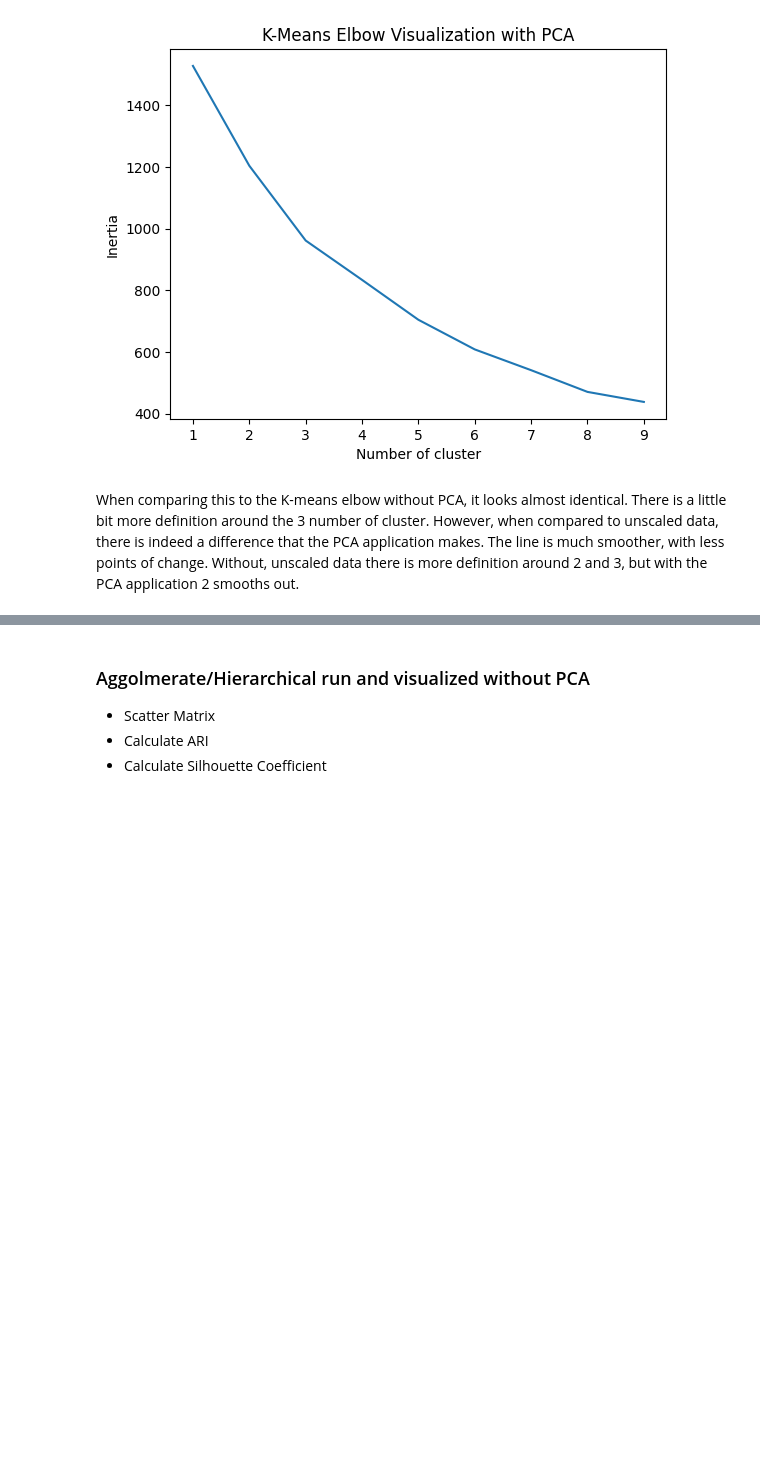
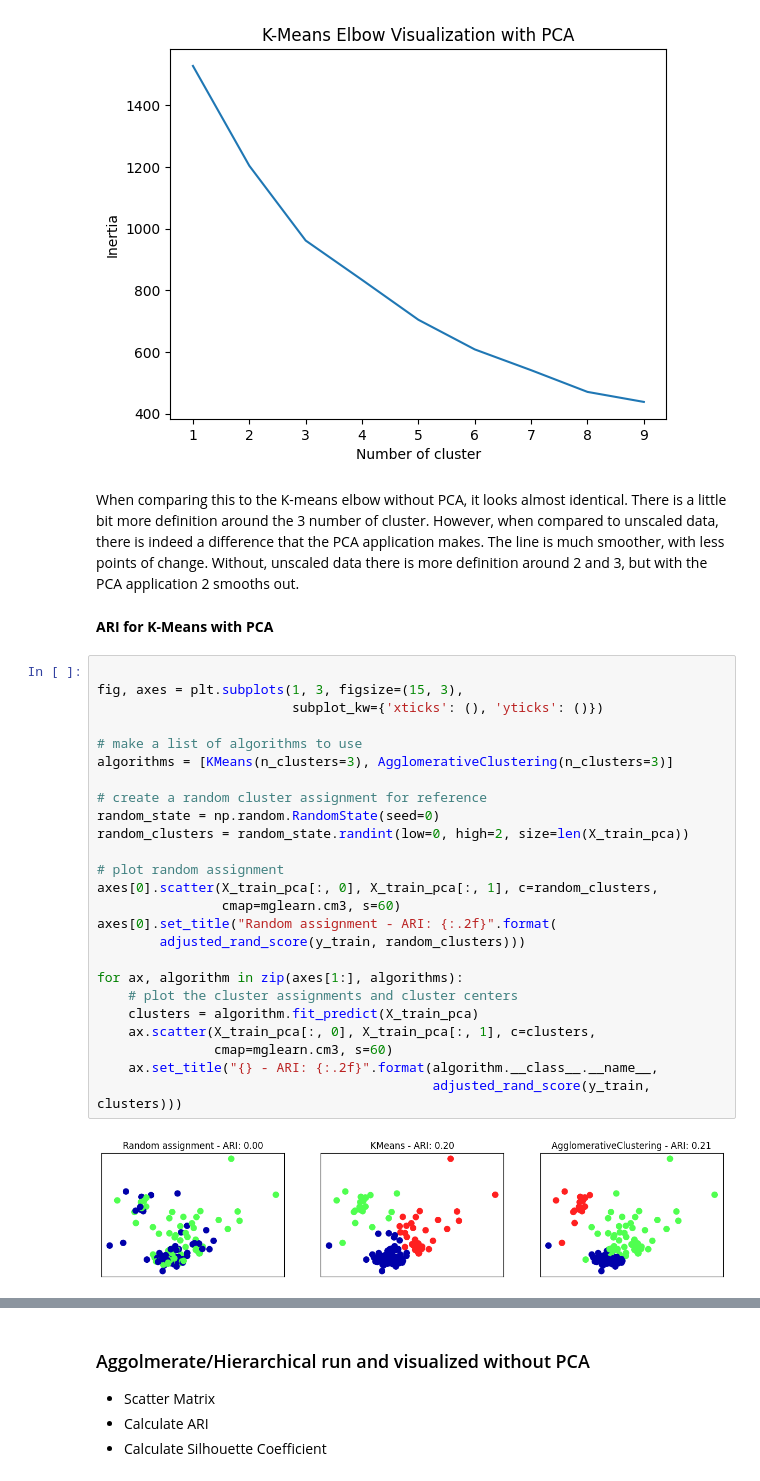
Before and after one commit to atoothman/Data-71200-Projects-, a Jupyter notebook: DATA_71200_Project_3_Glass_ID.ipynb, the cells around one changed output, grey strips where cells are left out. Drawn from its saved outputs; the diff is of its cells as text; blank space fills up the shorter version.

```diff
--- a/DATA_71200_Project_3_Glass_ID.ipynb
+++ b/DATA_71200_Project_3_Glass_ID.ipynb
@@ -648,3 +648,32 @@ plt.show()
 [figure]
 # %% [markdown]
 When comparing this to the K-means elbow without PCA, it looks almost identical. There is a little bit more definition around the 3 number of cluster. However, when compared to unscaled data, there is indeed a difference that the PCA application makes. The line is much smoother, with less points of change. Without, unscaled data there is more definition around 2 and 3, but with the PCA application 2 smooths out.
+# %% [markdown]
+**ARI for K-Means with PCA**
+# %%
+
+fig, axes = plt.subplots(1, 3, figsize=(15, 3),
+                         subplot_kw={'xticks': (), 'yticks': ()})
+
+# make a list of algorithms to use
+algorithms = [KMeans(n_clusters=3), AgglomerativeClustering(n_clusters=3)]
+
+# create a random cluster assignment for reference
+random_state = np.random.RandomState(seed=0)
+random_clusters = random_state.randint(low=0, high=2, size=len(X_train_pca))
+
+# plot random assignment
+axes[0].scatter(X_train_pca[:, 0], X_train_pca[:, 1], c=random_clusters,
+                cmap=mglearn.cm3, s=60)
+axes[0].set_title("Random assignment - ARI: {:.2f}".format(
+        adjusted_rand_score(y_train, random_clusters)))
+
+for ax, algorithm in zip(axes[1:], algorithms):
+    # plot the cluster assignments and cluster centers
+    clusters = algorithm.fit_predict(X_train_pca)
+    ax.scatter(X_train_pca[:, 0], X_train_pca[:, 1], c=clusters,
+               cmap=mglearn.cm3, s=60)
+    ax.set_title("{} - ARI: {:.2f}".format(algorithm.__class__.__name__,
+                                           adjusted_rand_score(y_train, clusters)))
+# %% [output]
+[figure, added]
```
Also changed, not shown: parts of 2 cells of this notebook.
